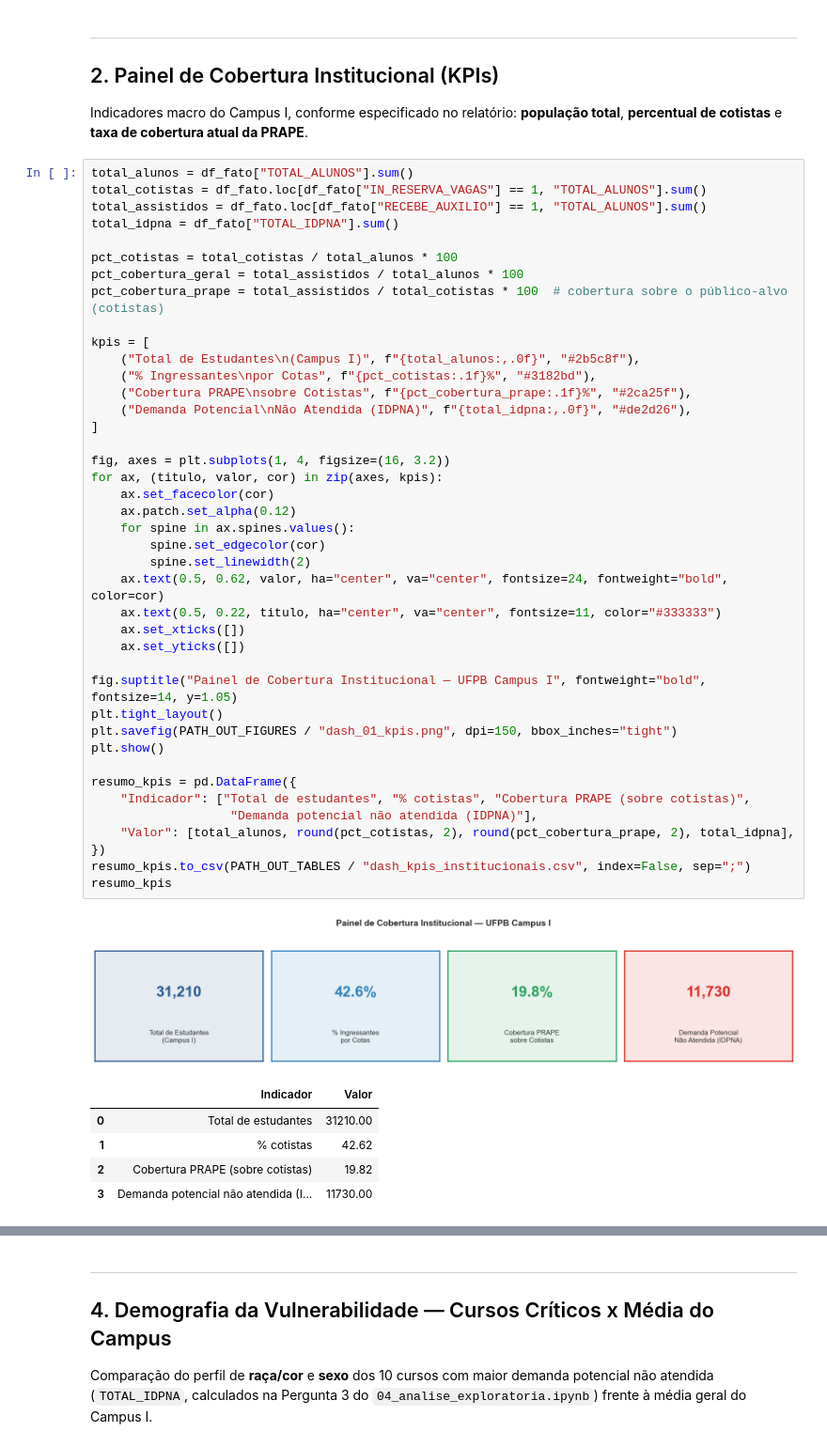
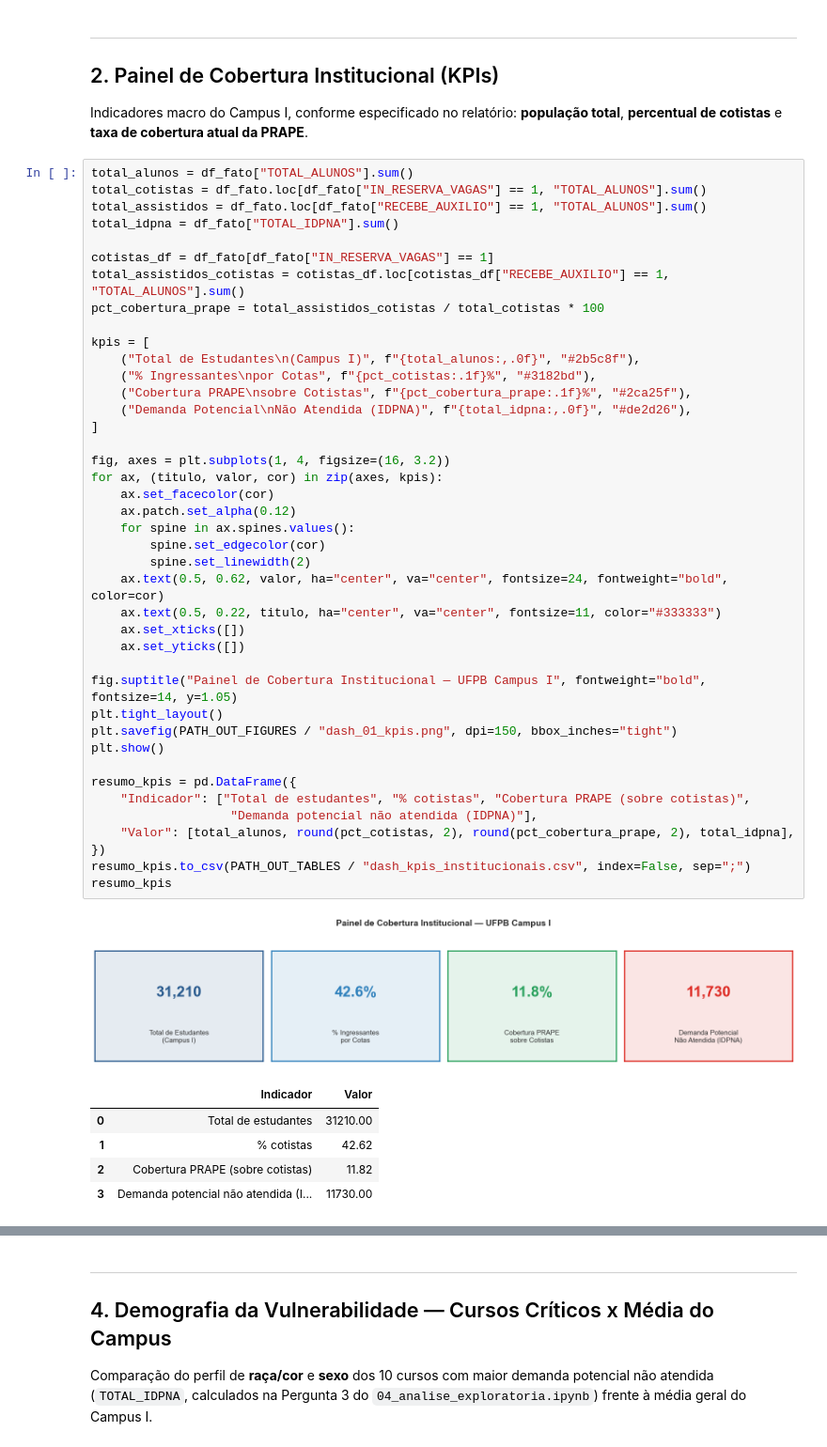
Before and after one commit to Clarareis03/Projeto-Analise-de-Dados, a Jupyter notebook: notebooks/06_dashboard.ipynb, the cells around one changed output, grey strips where cells are left out. Shown at 94% size. Saved outputs shown, nothing was run; the diff lists cells and outputs as text.

```diff
--- a/notebooks/06_dashboard.ipynb
+++ b/notebooks/06_dashboard.ipynb
@@ -78,9 +72,9 @@ total_cotistas = df_fato.loc[df_fato["IN_RESERVA_VAGAS"] == 1, "TOTAL_ALUNOS"].s
 total_assistidos = df_fato.loc[df_fato["RECEBE_AUXILIO"] == 1, "TOTAL_ALUNOS"].sum()
 total_idpna = df_fato["TOTAL_IDPNA"].sum()
 
-pct_cotistas = total_cotistas / total_alunos * 100
-pct_cobertura_geral = total_assistidos / total_alunos * 100
-pct_cobertura_prape = total_assistidos / total_cotistas * 100  # cobertura sobre o público-alvo (cotistas)
+cotistas_df = df_fato[df_fato["IN_RESERVA_VAGAS"] == 1]
+total_assistidos_cotistas = cotistas_df.loc[cotistas_df["RECEBE_AUXILIO"] == 1, "TOTAL_ALUNOS"].sum()
+pct_cobertura_prape = total_assistidos_cotistas / total_cotistas * 100
 
 kpis = [
     ("Total de Estudantes\n(Campus I)", f"{total_alunos:,.0f}", "#2b5c8f"),
@@ -91,34 +85,34 @@ kpis = [
 
 fig, axes = plt.subplots(1, 4, figsize=(16, 3.2))
 for ax, (titulo, valor, cor) in zip(axes, kpis):
     ax.set_facecolor(cor)
     ax.patch.set_alpha(0.12)
     for spine in ax.spines.values():
         spine.set_edgecolor(cor)
         spine.set_linewidth(2)
     ax.text(0.5, 0.62, valor, ha="center", va="center", fontsize=24, fontweight="bold", color=cor)
     ax.text(0.5, 0.22, titulo, ha="center", va="center", fontsize=11, color="#333333")
     ax.set_xticks([])
     ax.set_yticks([])
 
 fig.suptitle("Painel de Cobertura Institucional — UFPB Campus I", fontweight="bold", fontsize=14, y=1.05)
 plt.tight_layout()
 plt.savefig(PATH_OUT_FIGURES / "dash_01_kpis.png", dpi=150, bbox_inches="tight")
 plt.show()
 
 resumo_kpis = pd.DataFrame({
     "Indicador": ["Total de estudantes", "% cotistas", "Cobertura PRAPE (sobre cotistas)",
                    "Demanda potencial não atendida (IDPNA)"],
     "Valor": [total_alunos, round(pct_cotistas, 2), round(pct_cobertura_prape, 2), total_idpna],
 })
 resumo_kpis.to_csv(PATH_OUT_TABLES / "dash_kpis_institucionais.csv", index=False, sep=";")
 resumo_kpis
 # %% [output]
 [figure]
 |  | Indicador | Valor |
 | 0 | Total de estudantes | 31210.00 |
 | 1 | % cotistas | 42.62 |
-| 2 | Cobertura PRAPE (sobre cotistas) | 19.82 |
+| 2 | Cobertura PRAPE (sobre cotistas) | 11.82 |
 | 3 | Demanda potencial não atendida (I... | 11730.00 |
 # %% [markdown]
 ---
```
Also changed, not shown: parts of 5 cells of this notebook, 5 other files.
